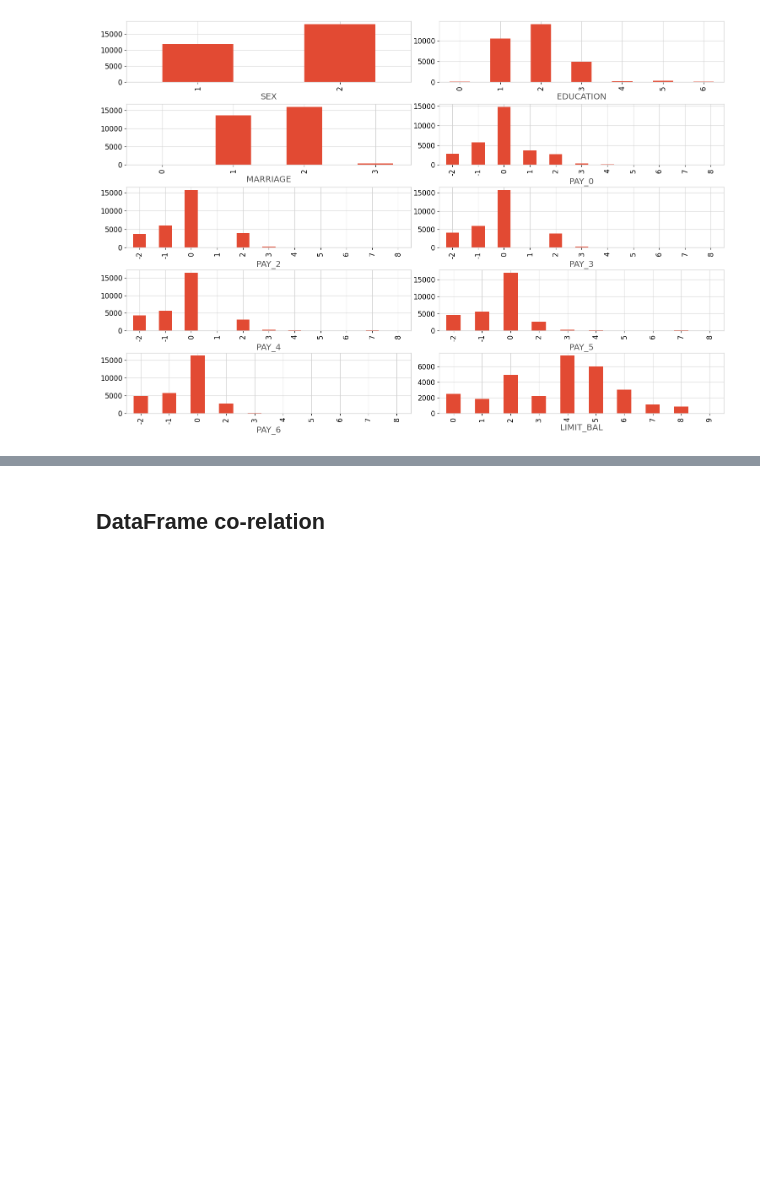
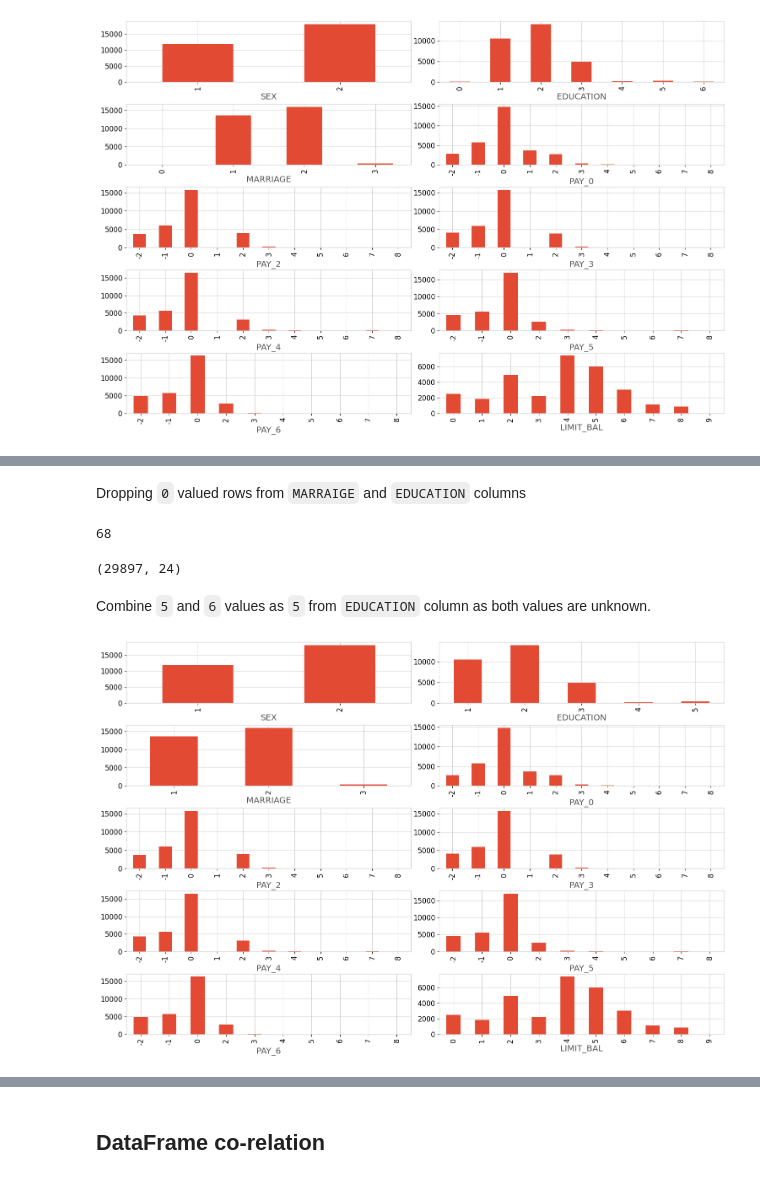
Before and after one commit to arv-anshul/inueron-credit-card-default-prediction, a Jupyter notebook: notebooks/1.0_arv-anshul_EDA.ipynb, the cells around one changed output, grey strips where cells are left out. Cells and saved outputs as stored; diff of their text form; code cells hidden in the pictures; blank space fills up the shorter version.

```diff
--- a/notebooks/1.0_arv-anshul_EDA.ipynb
+++ b/notebooks/1.0_arv-anshul_EDA.ipynb
@@ -332,0 +421,6 @@ plot_cat_cols(df, cat_cols, 'bar', (5, 2), savefig_path='plots/cat_cols_before_p
+# %% [markdown]
+Dropping `0` valued rows from `MARRAIGE` and `EDUCATION` columns
+# %%
+len(df.query('EDUCATION==0 or MARRIAGE==0').index)
+# %% [output]
+68
@@ -332,0 +431,6 @@ plot_cat_cols(df, cat_cols, 'bar', (5, 2), savefig_path='plots/cat_cols_before_p
+# %%
+df.shape
+# %% [output]
+(29897, 24)
+# %% [markdown]
+Combine `5` and `6` values as `5` from `EDUCATION` column as both values are unknown.
@@ -332,0 +439,4 @@ plot_cat_cols(df, cat_cols, 'bar', (5, 2), savefig_path='plots/cat_cols_before_p
+# %%
+plot_cat_cols(df, cat_cols, 'bar', (5, 2), savefig_path='plots/cat_cols_after_preprocessing.png')
+# %% [output]
+[figure, added]
```
Also changed, not shown: parts of 17 cells of this notebook, 6 other files.
